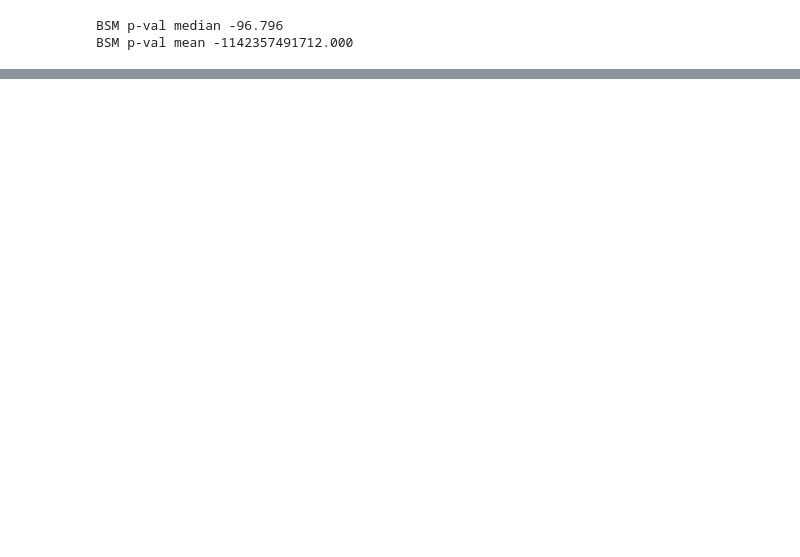
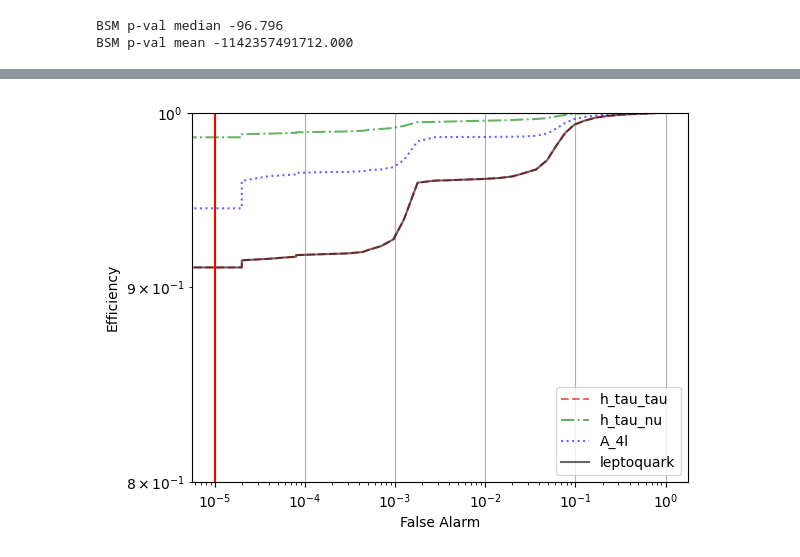
Before and after one commit to a3d3-hackathon/HEP-ADC2021-examplecode, a Jupyter notebook: hep-anomaly-using-similarity-and-flows.ipynb, the cells around one changed output, grey strips where cells are left out. Cells and saved outputs as stored; diff of their text form; code cells hidden in the pictures; blank space fills up the shorter version.

```diff
--- a/hep-anomaly-using-similarity-and-flows.ipynb
+++ b/hep-anomaly-using-similarity-and-flows.ipynb
@@ -405,0 +430,2 @@ plt.grid()
+# %%
+leptoquark_p_vals = torch.stack(leptoquark_p_vals).flatten().numpy()
@@ -405,0 +465,44 @@ plt.grid()
+# %%
+from itertools import cycle
+
+colors = cycle(['red', 'green', 'blue', 'black'])
+linestyles = cycle(['--', '-.', ':', '-'])
+# %%
+thresholds = np.linspace(-300, 6, 500)
+
+p_vals = {
+    'h_tau_tau': h_tau_tau_p_vals,
+    'h_tau_nu': h_tau_nu_p_vals,
+    'A_4l': bsm_p_vals,
+    'leptoquark': leptoquark_p_vals
+}
+
+efficiencies = dict.fromkeys(p_vals)
+false_alarms = dict.fromkeys(p_vals)
+
+
+for k, p_val in p_vals.items():
+    eff = []
+    false = []
+    for threshold in thresholds:
+        _eff = np.sum(p_val < threshold)
+        _false = np.sum(sm_p_vals < threshold)
+        eff.append(_eff)
+        false.append(_false)
+    efficiencies[k] = np.array(eff)/len(p_val)
+    false_alarms[k] = np.array(false)/len(p_val)
+# %%
+plt.figure()
+
+for k in efficiencies:
+    plt.loglog(false_alarms[k], efficiencies[k], label=k,
+               color=next(colors), linestyle=next(linestyles), alpha=0.6)
+
+plt.legend()
+plt.ylim((0.8, 1))
+plt.ylabel("Efficiency")
+plt.xlabel("False Alarm")
+plt.axvline(x=1e-5, c='r')
+plt.grid()
+# %% [output]
+[figure, added]
```
Also changed, not shown: parts of 30 cells of this notebook.
